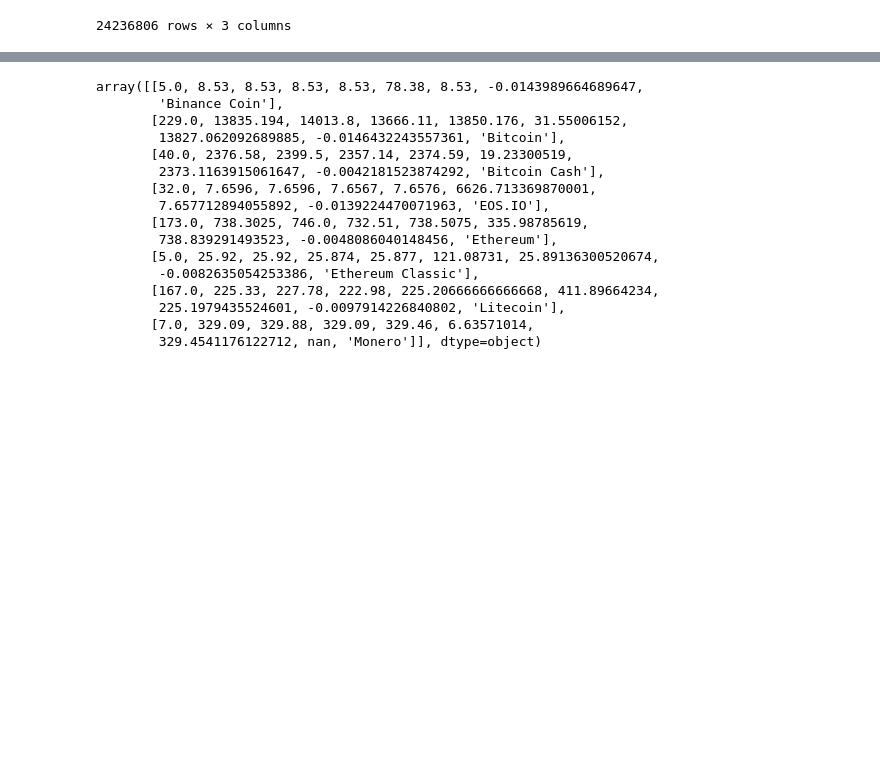
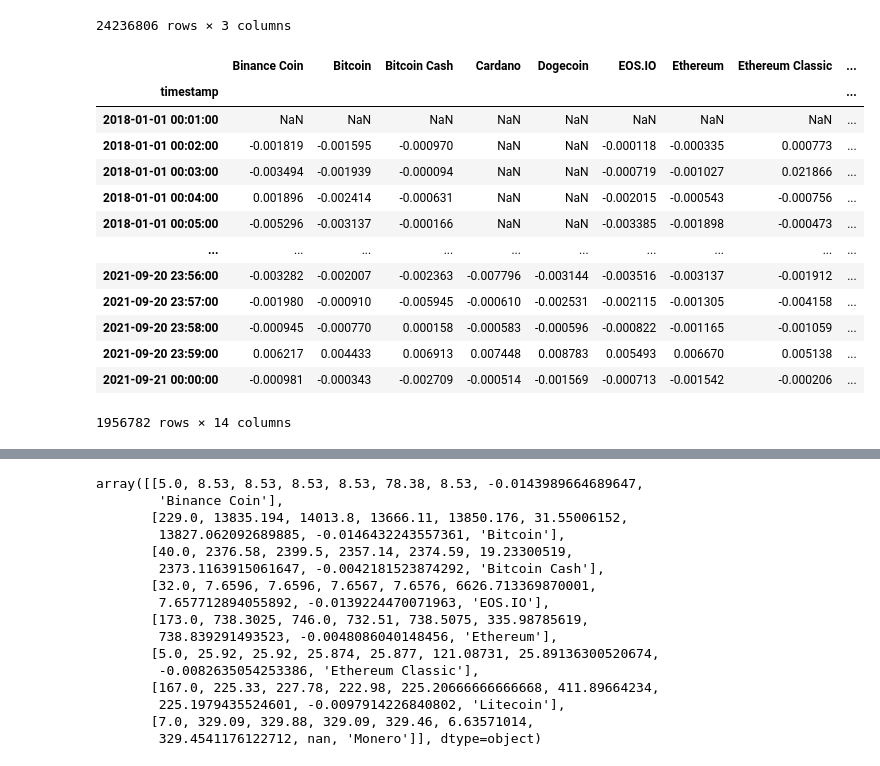
Before and after one commit to wesleyyuan17/STAT5242-Project, a Jupyter notebook: src/scratch/data_exploration.ipynb, the cells around one changed output, grey strips where cells are left out. Cells and saved outputs as stored; diff of their text form; code cells hidden in the pictures; blank space fills up the shorter version.

```diff
--- a/src/scratch/data_exploration.ipynb
+++ b/src/scratch/data_exploration.ipynb
@@ -86,0 +114,17 @@ data[['Close', 'Low', 'High']]
+# %%
+log_returns_by_asset
+# %% [output]
+|  | Binance Coin | Bitcoin | Bitcoin Cash | Cardano | Dogecoin | EOS.IO | Ethereum | Ethereum Classic | ... |
+| timestamp |  |  |  |  |  |  |  |  | ... |
+| 2018-01-01 00:01:00 | NaN | NaN | NaN | NaN | NaN | NaN | NaN | NaN | ... |
+| 2018-01-01 00:02:00 | -0.001819 | -0.001595 | -0.000970 | NaN | NaN | -0.000118 | -0.000335 | 0.000773 | ... |
+| 2018-01-01 00:03:00 | -0.003494 | -0.001939 | -0.000094 | NaN | NaN | -0.000719 | -0.001027 | 0.021866 | ... |
+| 2018-01-01 00:04:00 | 0.001896 | -0.002414 | -0.000631 | NaN | NaN | -0.002015 | -0.000543 | -0.000756 | ... |
+| 2018-01-01 00:05:00 | -0.005296 | -0.003137 | -0.000166 | NaN | NaN | -0.003385 | -0.001898 | -0.000473 | ... |
+| ... | ... | ... | ... | ... | ... | ... | ... | ... | ... |
+| 2021-09-20 23:56:00 | -0.003282 | -0.002007 | -0.002363 | -0.007796 | -0.003144 | -0.003516 | -0.003137 | -0.001912 | ... |
+| 2021-09-20 23:57:00 | -0.001980 | -0.000910 | -0.005945 | -0.000610 | -0.002531 | -0.002115 | -0.001305 | -0.004158 | ... |
+| 2021-09-20 23:58:00 | -0.000945 | -0.000770 | 0.000158 | -0.000583 | -0.000596 | -0.000822 | -0.001165 | -0.001059 | ... |
+| 2021-09-20 23:59:00 | 0.006217 | 0.004433 | 0.006913 | 0.007448 | 0.008783 | 0.005493 | 0.006670 | 0.005138 | ... |
+| 2021-09-21 00:00:00 | -0.000981 | -0.000343 | -0.002709 | -0.000514 | -0.001569 | -0.000713 | -0.001542 | -0.000206 | ... |
+1956782 rows × 14 columns
```
Also changed, not shown: parts of 7 cells of this notebook, 10 other files.
